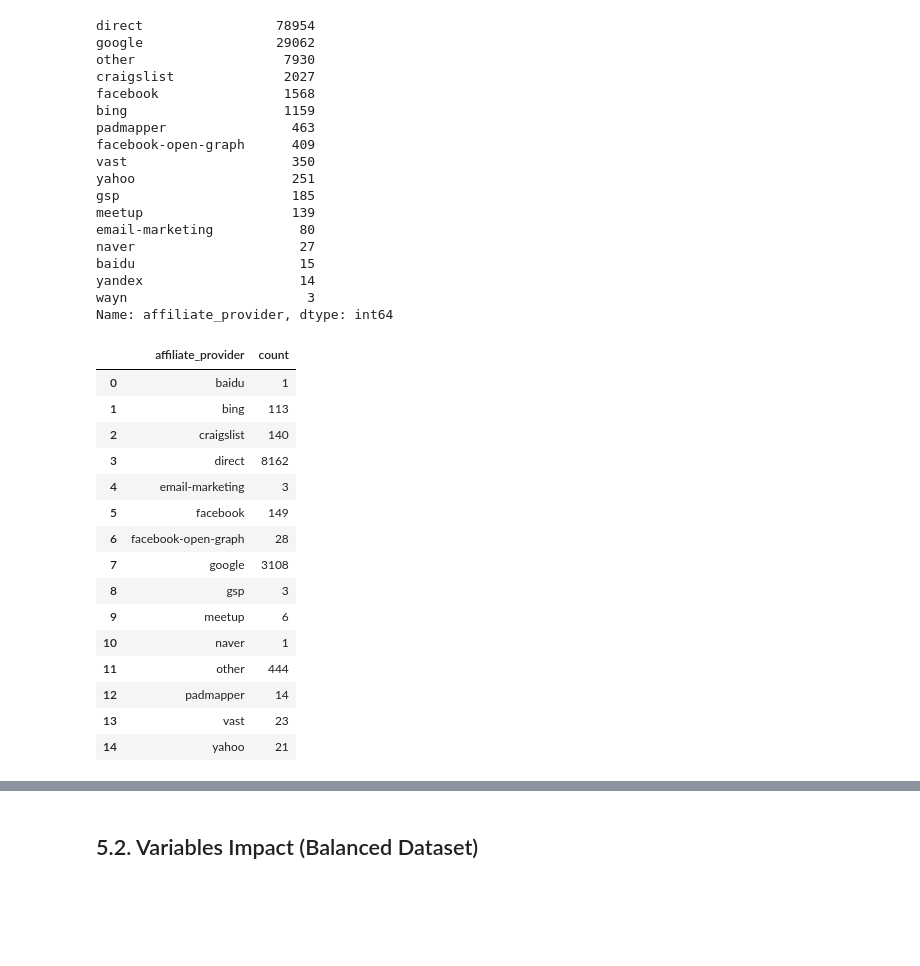
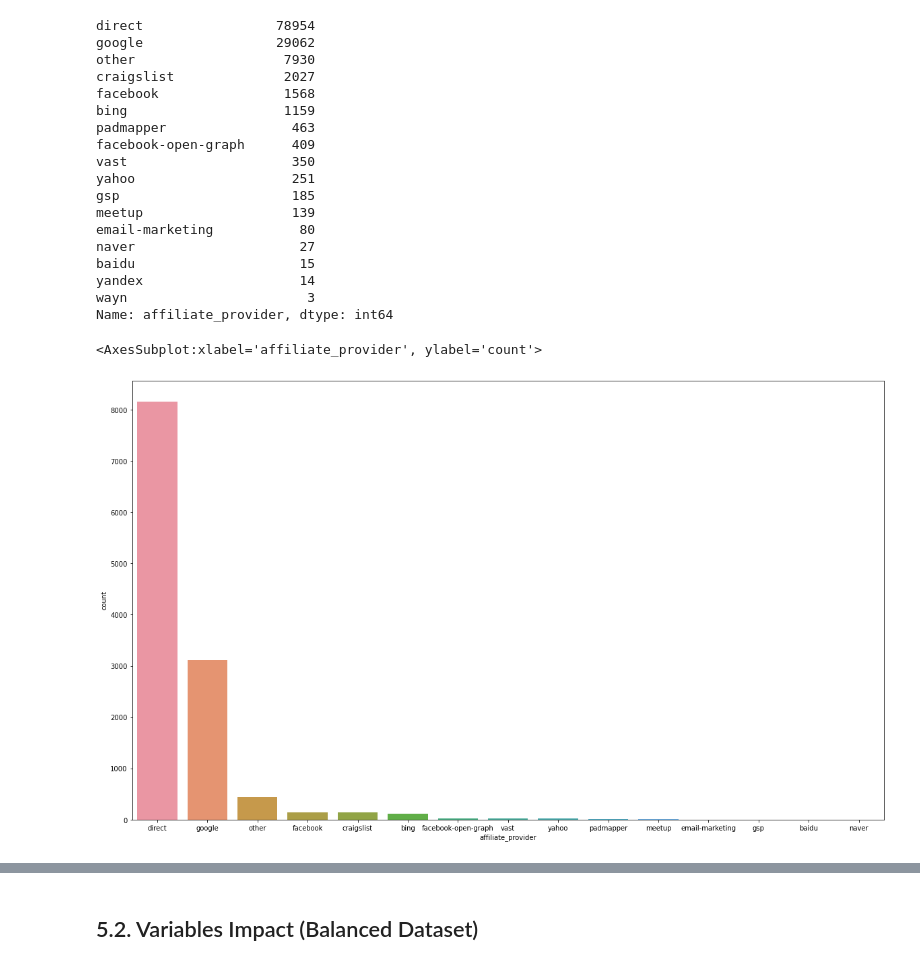
Before and after one commit to HenriqueCR1291/airbnb_prediction, a Jupyter notebook: m08_airbnb.ipynb, the cells around one changed output, grey strips where cells are left out. Saved outputs shown, nothing was run; the diff lists cells and outputs as text; code cells hidden in the pictures; blank space fills up the shorter version.

```diff
--- a/m08_airbnb.ipynb
+++ b/m08_airbnb.ipynb
@@ -827,26 +835,13 @@ Name: affiliate_provider, dtype: int64
 # %%
 aux01 = df51[(df51['country_destination'] != 'NDF') & (df51['country_destination'] != 'other')
              & (df51['country_destination'] != 'US')]
 
 aux02 = aux01[['affiliate_provider','country_destination']].\
                 groupby(['affiliate_provider']). \
                 size().reset_index().rename(columns={0:'count'})
 
-aux02
+plt.figure(figsize=(20,12))
+sns.barplot(x='affiliate_provider', y='count', data=aux02, order=aux02.sort_values('count',ascending=False).affiliate_provider)
 # %% [output]
-|  | affiliate_provider | count |
-| 0 | baidu | 1 |
-| 1 | bing | 113 |
-| 2 | craigslist | 140 |
-| 3 | direct | 8162 |
-| 4 | email-marketing | 3 |
-| 5 | facebook | 149 |
-| 6 | facebook-open-graph | 28 |
-| 7 | google | 3108 |
-| 8 | gsp | 3 |
-| 9 | meetup | 6 |
-| 10 | naver | 1 |
-| 11 | other | 444 |
-| 12 | padmapper | 14 |
-| 13 | vast | 23 |
-| 14 | yahoo | 21 |
+<AxesSubplot:xlabel='affiliate_provider', ylabel='count'>
+[figure, added]
```
Also changed, not shown: parts of 15 cells of this notebook.
